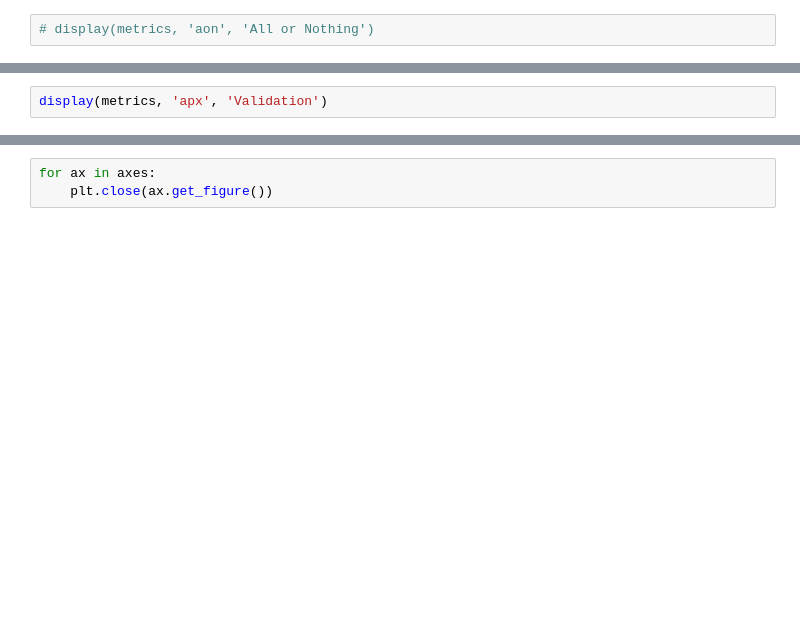
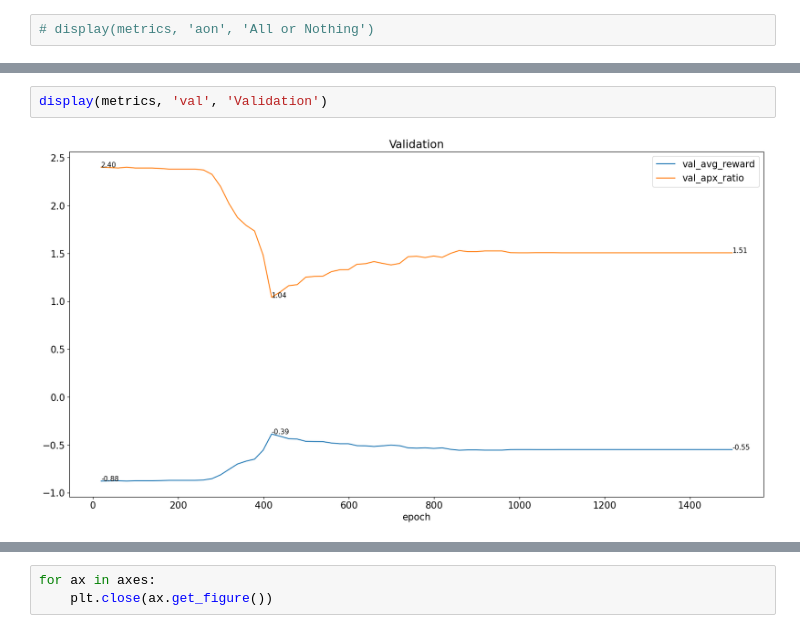
Before and after one commit to osnieltx/gnn-co, a Jupyter notebook: history_visualizer.ipynb, the cells around one changed output, grey strips where cells are left out. Saved outputs shown, nothing was run; the diff lists cells and outputs as text; blank space fills up the shorter version.

```diff
--- a/history_visualizer.ipynb
+++ b/history_visualizer.ipynb
@@ -59,4 +63,6 @@ display(metrics, 'loss', 'Loss')
 # %%
-display(metrics, 'apx', 'Validation')
+display(metrics, 'val', 'Validation')
+# %% [output]
+[figure, added]
 # %%
 metrics
```
Also changed, not shown: parts of 8 cells of this notebook, 4 other files.
